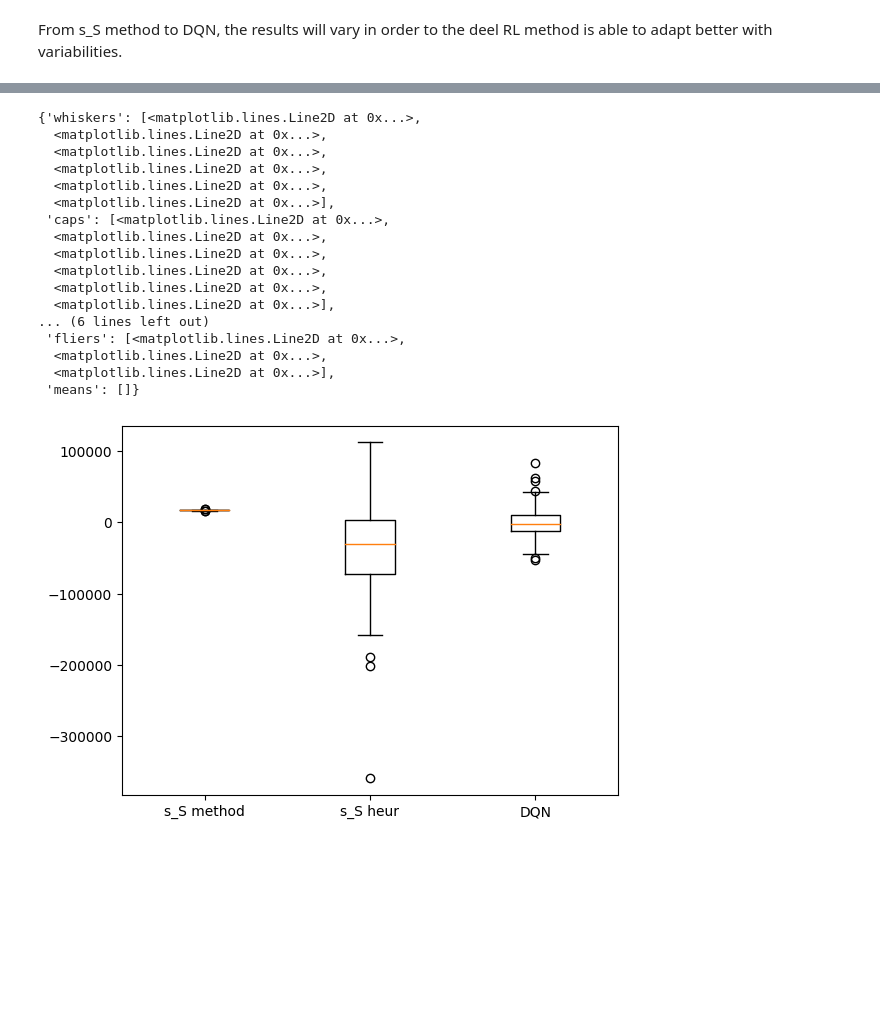
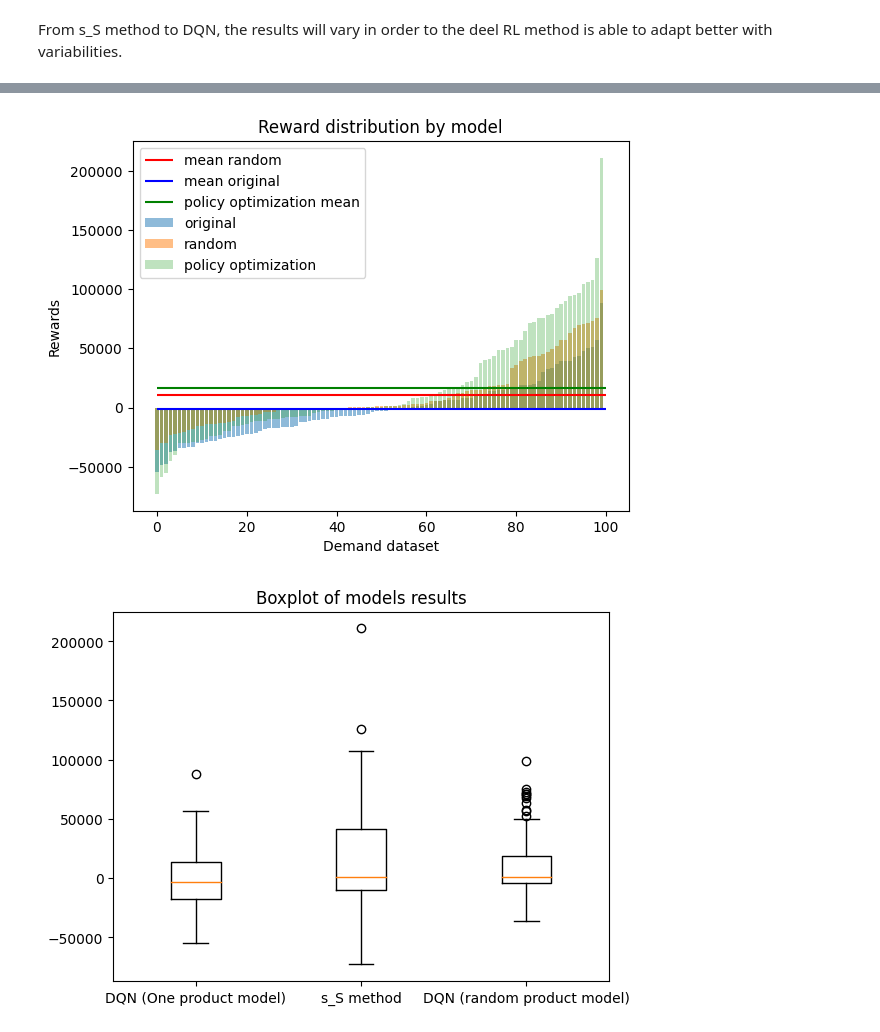
Before and after one commit to AlbertoPerezGant/Purchases-optimization-in-supply-chain-using-reinforcement-learning, a Jupyter notebook: purchases_optimization.ipynb, the cells around one changed output, grey strips where cells are left out. Cells and saved outputs as stored; diff of their text form; code cells hidden in the pictures; blank space fills up the shorter version.

```diff
--- a/purchases_optimization.ipynb
+++ b/purchases_optimization.ipynb
@@ -213,0 +334,6 @@ class InventoryEnvObservation(gym.Env):
+# %%
+env = InventoryEnvObservation(demand_hist)
+print("The size of test enviroment is: ", env.state_size)
+print("The capacity of test enviroment is: ", env.capacity)
+
+STATE_SIZE = env.state_size
@@ -619,18 +939,21 @@ TODO: Pasar el entorno a profit_calculation para que los parámetros del mismo s
 # List to store the pair of items in inventary and order quantity.
 s_S_list = []
 
+# Search of the best order quantity limit
 for S in range(1, env.capacity + 10): # give a little room to allow S to exceed the capacity
-    for s in range(0,S):
+    # Search of the best low limit for the inventory before reposition
+    for s in range(0, S):
         s_S_list.append([s,S])
 
 # List of calculated profit for each pair of s_S
 profit_sS_list = []
 
+# Calculation of profits for sS pairs
 for sS in s_S_list:
-    # profit_sS_list.append(profit_calculation_sS(sS[0],sS[1], demand_hist))
-    profit_sS_list.append(heuristic_profit_calculation_sS(s=sS[0],
-                                                          S=sS[1],
-                                                          demand_records=demand_hist))
+  profit_sS, inv_level = profit_calculation_sS(s=sS[0],
+                                               S=sS[1],
+                                               demand_records=demand_hist)
+  profit_sS_list.append(profit_sS)
 
 
 best_sS_profit = np.max(profit_sS_list)
@@ -769,0 +1129,5 @@ plt.bar(range(len(profit_RL)), profit_RL)
+# %%
+# Sort of the profit arrays
+profit_RL_original.sort()
+profit_RL_list.sort()
+profit_sS_list.sort()
@@ -802,28 +1255,31 @@ From s_S method to DQN, the results will vary in order to the deel RL method is
+# %%
+fig, ax = plt.subplots()
+
+plt.bar(range(len(profit_sS_list)), profit_RL_original, alpha=.5, label='original')
+plt.bar(range(len(profit_sS_list)), profit_RL_list, alpha=.5, label='random')
+plt.bar(range(len(profit_sS_list)), profit_sS_list, alpha=.3, label='policy optimization')
+ax.hlines(RL_mean, xmin=0, xmax=100, color='r', label='mean random')
+ax.hlines(RL_mean_original, xmin=0, xmax=100, color='b', label='mean original')
+ax.hlines(sS_mean, xmin=0, xmax=100, color='g', label='policy optimization mean')
+plt.legend()
+
+plt.title("Reward distribution by model")
+plt.xlabel("Demand dataset")
+plt.ylabel("Rewards")
+
+plt.show()
+# %% [output]
+[figure, added]
 # %%
 profit_list = []
-profit_list.append(profit_sS)
-profit_list.append(profit_heur_sS)
-profit_list.append(profit_RL)
+profit_list.append(profit_RL_original)
+profit_list.append(profit_sS_list)
+profit_list.append(profit_RL_list)
 
-labels = ['s_S method', 's_S heur', 'DQN']
+labels = ['DQN (One product model)', 's_S method', 'DQN (random product model)']
 
 plt.boxplot(profit_list, labels=labels)
+plt.title("Boxplot of models results")
+plt.show()
 # %% [output]
-{'whiskers': [<matplotlib.lines.Line2D at 0x...>,
-  <matplotlib.lines.Line2D at 0x...>,
-  <matplotlib.lines.Line2D at 0x...>,
-  <matplotlib.lines.Line2D at 0x...>,
-  <matplotlib.lines.Line2D at 0x...>,
-  <matplotlib.lines.Line2D at 0x...>],
- 'caps': [<matplotlib.lines.Line2D at 0x...>,
-  <matplotlib.lines.Line2D at 0x...>,
-  <matplotlib.lines.Line2D at 0x...>,
-  <matplotlib.lines.Line2D at 0x...>,
-  <matplotlib.lines.Line2D at 0x...>,
-  <matplotlib.lines.Line2D at 0x...>],
-... (6 lines left out)
- 'fliers': [<matplotlib.lines.Line2D at 0x...>,
-  <matplotlib.lines.Line2D at 0x...>,
-  <matplotlib.lines.Line2D at 0x...>],
- 'means': []}
-[figure, old version]
+[figure, new version]
```
Also changed, not shown: parts of 59 cells of this notebook.
